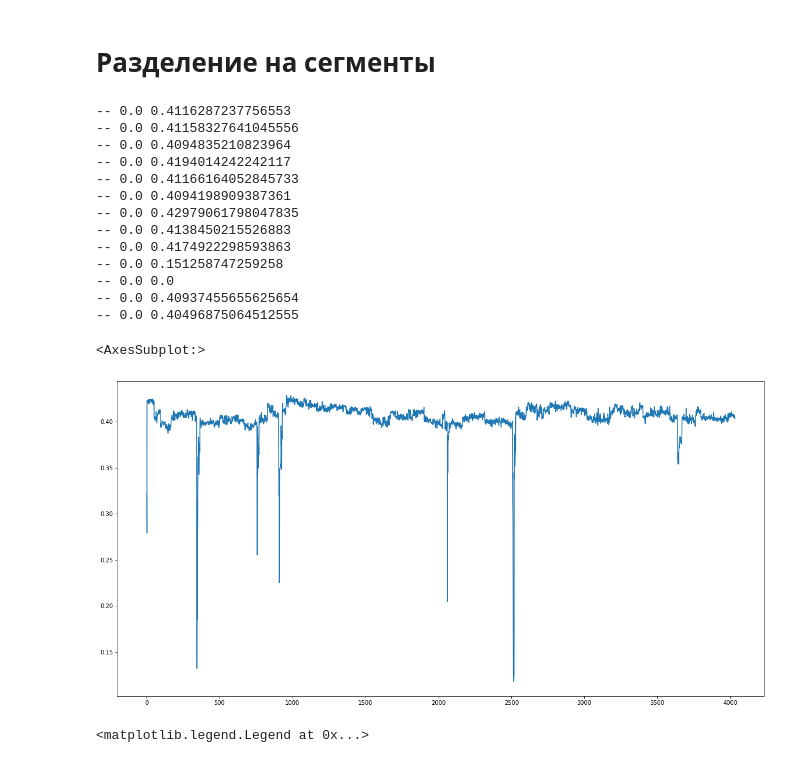
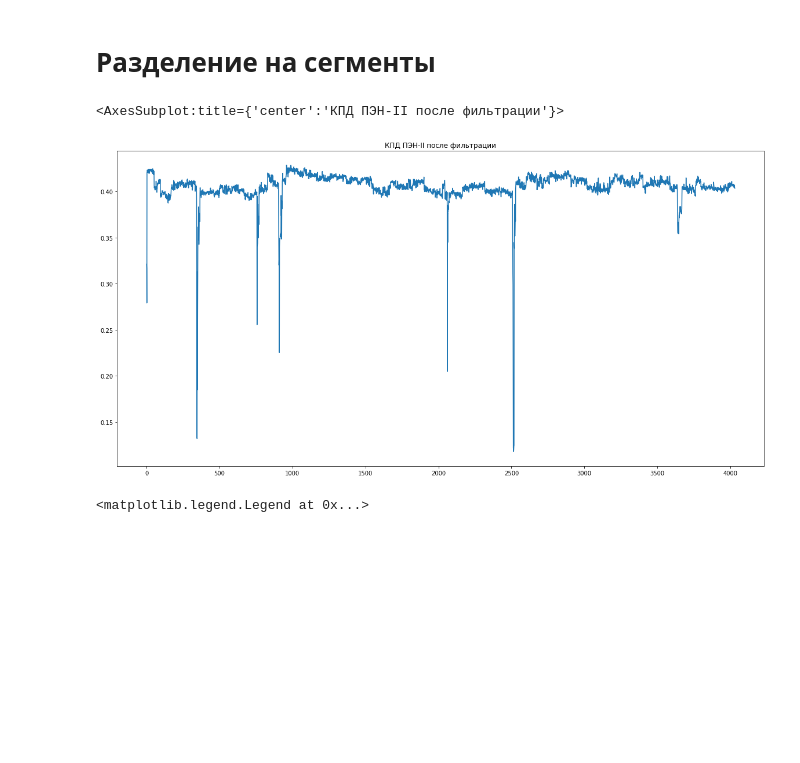
Before and after one commit to edodo1337/diplom, a Jupyter notebook: Диплом.ipynb, the cells around one changed output. Cells and saved outputs as stored; diff of their text form; code cells hidden in the pictures; blank space fills up the shorter version.

```diff
--- a/Диплом.ipynb
+++ b/Диплом.ipynb
@@ -286,54 +286,38 @@ filtred_data = {
 
     'pump_1_out': pd.concat([df[pump_in_cols[0]][i[0]:i[1]] for i in segments1],  ignore_index=True),
     'pump_2_out': pd.concat([df[pump_in_cols[1]][i[0]:i[1]] for i in segments2],  ignore_index=True),
     'pump_3_out': pd.concat([df[pump_in_cols[2]][i[0]:i[1]] for i in segments3],  ignore_index=True),
     'pump_4_out': pd.concat([df[pump_in_cols[3]][i[0]:i[1]] for i in segments4],  ignore_index=True),
     'pump_5_out': pd.concat([df[pump_in_cols[4]][i[0]:i[1]] for i in segments5],  ignore_index=True),
 
 
     'pump_1_mass': pd.concat([df[pump_mass_cols[0]][i[0]:i[1]] for i in segments1],  ignore_index=True),
     'pump_2_mass': pd.concat([df[pump_mass_cols[1]][i[0]:i[1]] for i in segments2],  ignore_index=True),
     'pump_3_mass': pd.concat([df[pump_mass_cols[2]][i[0]:i[1]] for i in segments3],  ignore_index=True),
     'pump_4_mass': pd.concat([df[pump_mass_cols[3]][i[0]:i[1]] for i in segments4],  ignore_index=True),
     'pump_5_mass': pd.concat([df[pump_mass_cols[4]][i[0]:i[1]] for i in segments5],  ignore_index=True),
 
     'pump_1_eff': pd.concat([pump1_eff[i[0]:i[1]] for i in segments1],  ignore_index=True),
     'pump_2_eff': pd.concat([pump2_eff[i[0]:i[1]] for i in segments2],  ignore_index=True),
     'pump_3_eff': pd.concat([pump3_eff[i[0]:i[1]] for i in segments3],  ignore_index=True),
     'pump_4_eff': pd.concat([pump4_eff[i[0]:i[1]] for i in segments4],  ignore_index=True),
     'pump_5_eff': pd.concat([pump5_eff[i[0]:i[1]] for i in segments5],  ignore_index=True),
 
 }
 
 
 
 filtred_df = pd.DataFrame(filtred_data)
 
 
-for i in segments1:
-    print('--',pump1_eff[i[0]], pump1_eff[i[1]])
+# for i in segments1:
+#     print('--',pump1_eff[i[0]], pump1_eff[i[1]])
 #     pump1_eff[i[0]:i[1]].plot()
 
-# # print(pump1_eff[217:510])
-# # pump5_eff.plot()
-
-filtred_data['pump_2_eff'].plot()
+filtred_data['pump_2_eff'].plot(title='КПД ПЭН-II после фильтрации')
 # %% [output]
--- 0.0 0.4116287237756553
--- 0.0 0.41158327641045556
--- 0.0 0.4094835210823964
--- 0.0 0.4194014242242117
--- 0.0 0.41166164052845733
--- 0.0 0.4094198909387361
--- 0.0 0.42979061798047835
--- 0.0 0.4138450215526883
--- 0.0 0.4174922298593863
--- 0.0 0.151258747259258
--- 0.0 0.0
--- 0.0 0.40937455655625654
--- 0.0 0.40496875064512555
+<AxesSubplot:title={'center':'КПД ПЭН-II после фильтрации'}>
-<AxesSubplot:>
-[figure, old version]
+[figure, new version]
 # %%
 filtred_data['pump_1_mass'].plot(title="Показания ПЭН-I")
 plt.ylabel("Массовый расход, кг/c", fontsize=15)
```
Also changed, not shown: parts of 6 cells of this notebook.
